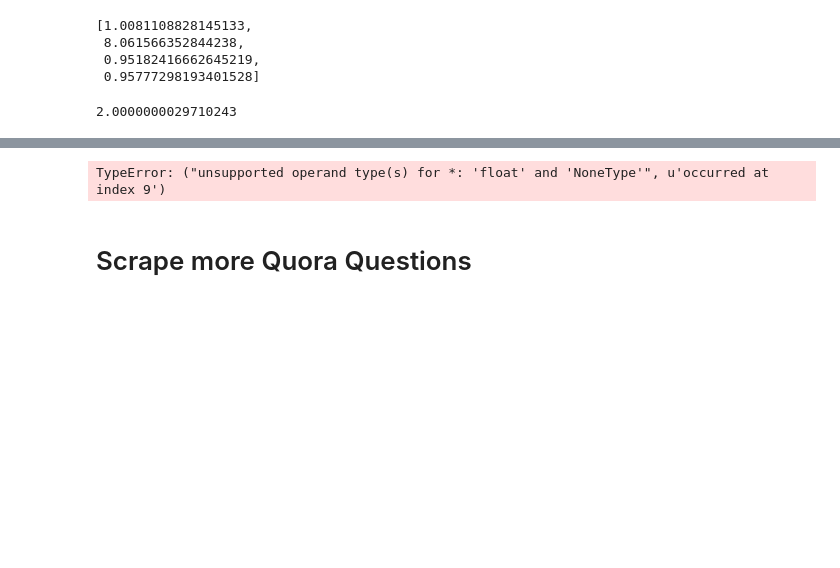
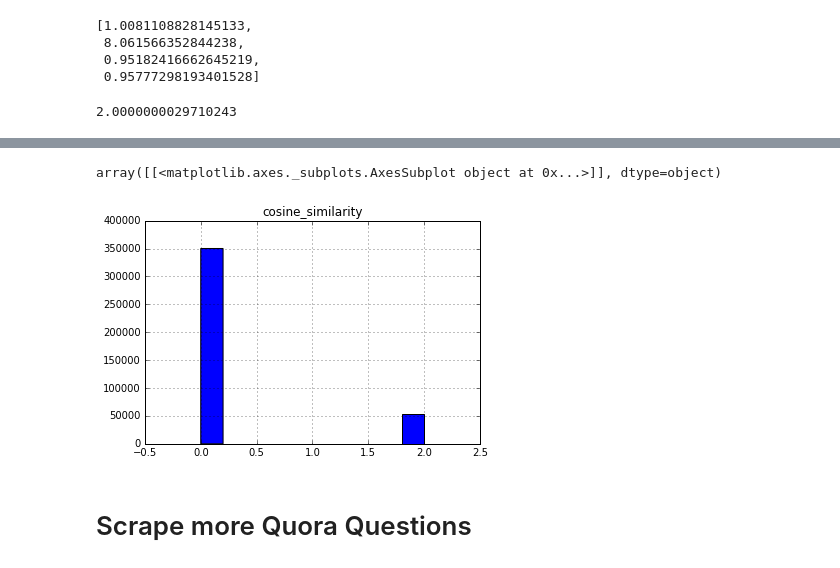
Before and after one commit to ingrid88/quora_kaggle, a Jupyter notebook: Quora Pairs.ipynb, the cells around one changed output, grey strips where cells are left out. Drawn from its saved outputs; the diff is of its cells as text; code cells hidden in the pictures; blank space fills up the shorter version.

```diff
--- a/Quora Pairs.ipynb
+++ b/Quora Pairs.ipynb
@@ -134,7 +126,10 @@ map(compute_distance('valiant', 'president'), [
  0.95777298193401528]
 # %%
 def similar_questions(q1, q2):
-    return cosine(np.sum(q1), np.sum(q2))
+    try:
+        return cosine(np.sum(q1), np.sum(q2))
+    except:
+        return np.array()
 # %%
 q1 = train['s1_w2v'].iloc[0]
 q2 = train['s1_w2v'].iloc[2]
@@ -143,5 +138,4 @@ similar_questions(q1, q2)
 # %% [output]
 2.0000000029710243
 # %%
-train['sum1'] = train.s1_w2v.apply(lambda x: np.sum(x))
-train['sum2'] = train.s2_w2v.apply(lambda x: np.sum(x))
+train['sum1'] = train.s1_w2v.apply(lambda x: np.sum(x, axis=0))
@@ -149,0 +142,2 @@ AttributeError: 'DataFrame' object has no attribute 's2_w2v'
+# %%
+train['sum2'] = train.q2_w2v.apply(lambda x: np.sum(x, axis=0))
@@ -150,4 +156,2 @@ AttributeError: 'DataFrame' object has no attribute 's2_w2v'
 # %%
-train['cosine_similarity'] = train.iloc[9:13].apply(lambda x: similar_questions(sum1,sum2), 1)
+train['cosine_similarity'] = train.apply(lambda x: similar_questions(x[8],x[11]), 1)
-# %% [output]
-TypeError: ("unsupported operand type(s) for *: 'float' and 'NoneType'", u'occurred at index 9')
@@ -154,3 +160,8 @@ TypeError: ("unsupported operand type(s) for *: 'float' and 'NoneType'", u'occur
+# %%
+train[['cosine_similarity']].hist(bins=10)
+# %% [output]
+array([[<matplotlib.axes._subplots.AxesSubplot object at 0x...>]], dtype=object)
+[figure, added]
 # %% [markdown]
 # Scrape more Quora Questions
 # %% [markdown]
```
Also changed, not shown: parts of 9 cells of this notebook.
